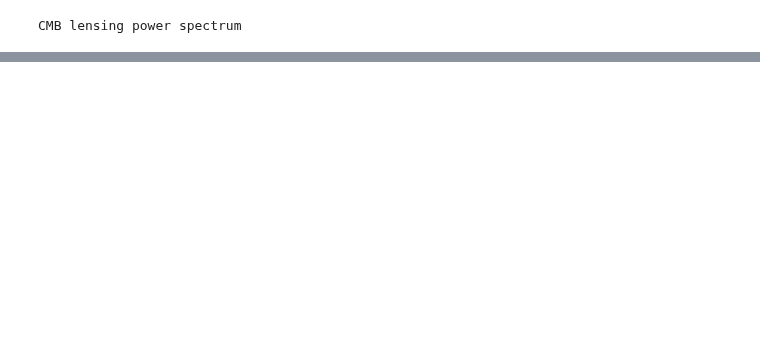
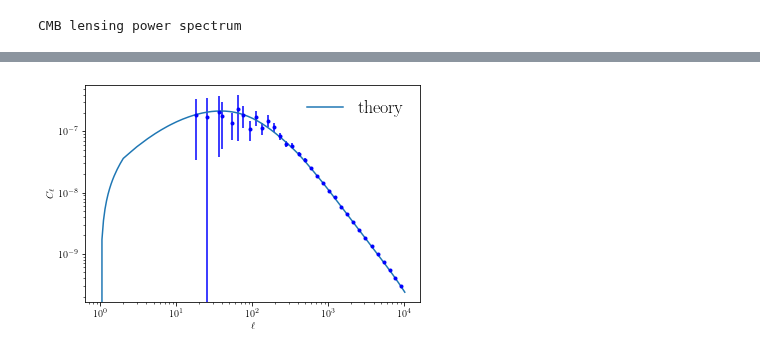
Before and after one commit to DelonShen/LensQuEst, a Jupyter notebook: dev/camb_tgradt_weights_scratch.ipynb, the cells around one changed output, grey strips where cells are left out. Cells and saved outputs as stored; diff of their text form; code cells hidden in the pictures; blank space fills up the shorter version.

```diff
--- a/dev/camb_tgradt_weights_scratch.ipynb
+++ b/dev/camb_tgradt_weights_scratch.ipynb
@@ -217,0 +195,4 @@ findfont: Generic family 'serif' not found because none of the following familie
+# %%
+baseMap.powerSpectrum(kCmbFourier, plot=True, theory=[fKK]);
+# %% [output]
+[figure, added]
```
Also changed, not shown: parts of 11 cells of this notebook, 22 other files.
